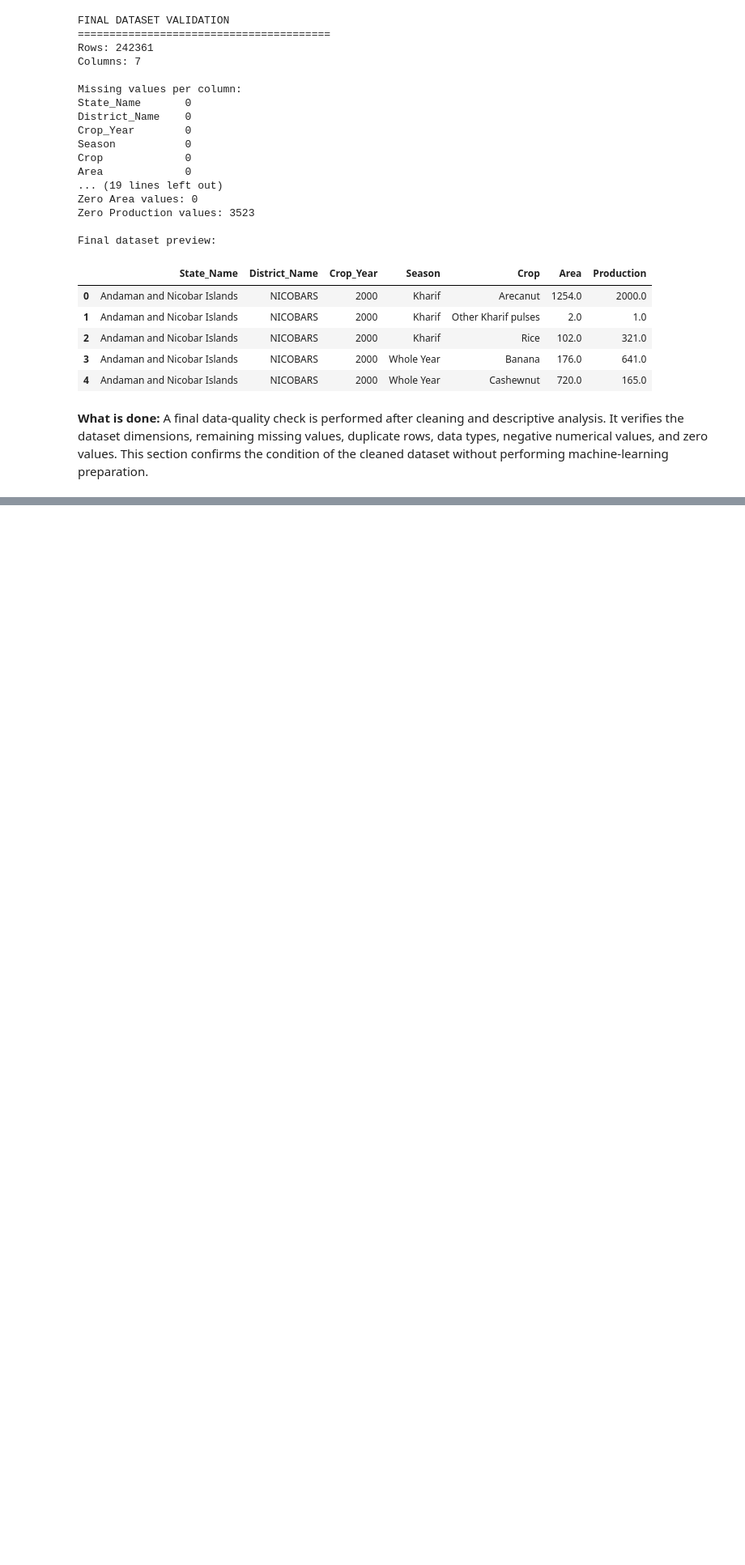
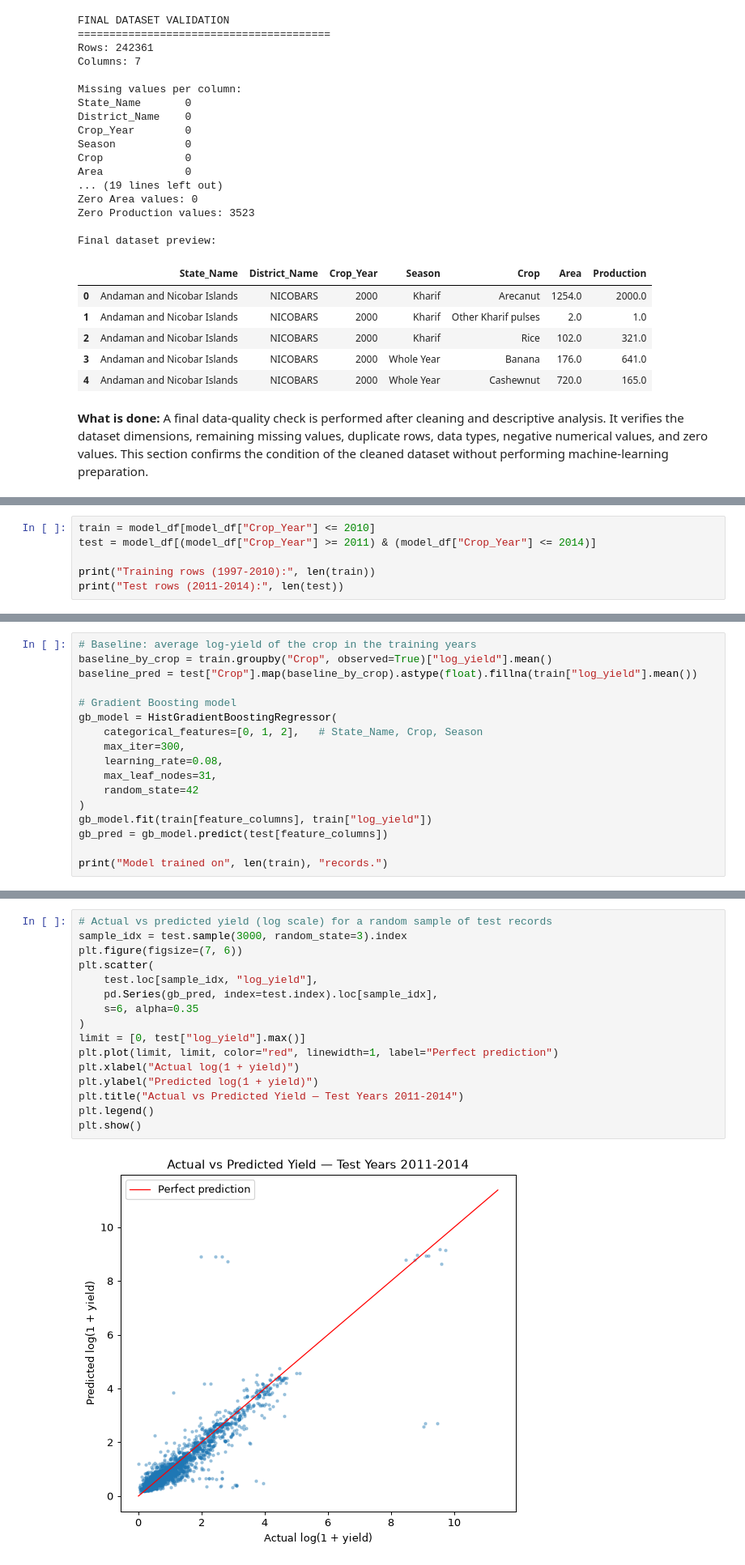
Before and after one commit to juliananich/Crop_Production_Dashboard_Analytics, a Jupyter notebook: Group9_1_Mendez_Subala_crop_production_UPDATED_DESCRIPTIVE_ANALYTICS_FINAL.ipynb, the cells around one changed output, grey strips where cells are left out. Shown at 81% size. Drawn from its saved outputs; the diff is of its cells as text; blank space fills up the shorter version.

```diff
--- a/Group9_1_Mendez_Subala_crop_production_UPDATED_DESCRIPTIVE_ANALYTICS_FINAL.ipynb
+++ b/Group9_1_Mendez_Subala_crop_production_UPDATED_DESCRIPTIVE_ANALYTICS_FINAL.ipynb
@@ -1226,0 +1284,6 @@ Final dataset preview:
+# %%
+train = model_df[model_df["Crop_Year"] <= 2010]
+test = model_df[(model_df["Crop_Year"] >= 2011) & (model_df["Crop_Year"] <= 2014)]
+
+print("Training rows (1997-2010):", len(train))
+print("Test rows (2011-2014):", len(test))
@@ -1226,0 +1299,17 @@ Final dataset preview:
+# %%
+# Baseline: average log-yield of the crop in the training years
+baseline_by_crop = train.groupby("Crop", observed=True)["log_yield"].mean()
+baseline_pred = test["Crop"].map(baseline_by_crop).astype(float).fillna(train["log_yield"].mean())
+
+# Gradient Boosting model
+gb_model = HistGradientBoostingRegressor(
+    categorical_features=[0, 1, 2],   # State_Name, Crop, Season
+    max_iter=300,
+    learning_rate=0.08,
+    max_leaf_nodes=31,
+    random_state=42
+)
+gb_model.fit(train[feature_columns], train["log_yield"])
+gb_pred = gb_model.predict(test[feature_columns])
+
+print("Model trained on", len(train), "records.")
@@ -1226,0 +1369,18 @@ Final dataset preview:
+# %%
+# Actual vs predicted yield (log scale) for a random sample of test records
+sample_idx = test.sample(3000, random_state=3).index
+plt.figure(figsize=(7, 6))
+plt.scatter(
+    test.loc[sample_idx, "log_yield"],
+    pd.Series(gb_pred, index=test.index).loc[sample_idx],
+    s=6, alpha=0.35
+)
+limit = [0, test["log_yield"].max()]
+plt.plot(limit, limit, color="red", linewidth=1, label="Perfect prediction")
+plt.xlabel("Actual log(1 + yield)")
+plt.ylabel("Predicted log(1 + yield)")
+plt.title("Actual vs Predicted Yield — Test Years 2011-2014")
+plt.legend()
+plt.show()
+# %% [output]
+[figure, added]
```
Also changed, not shown: parts of 20 cells of this notebook, 17 other files.
